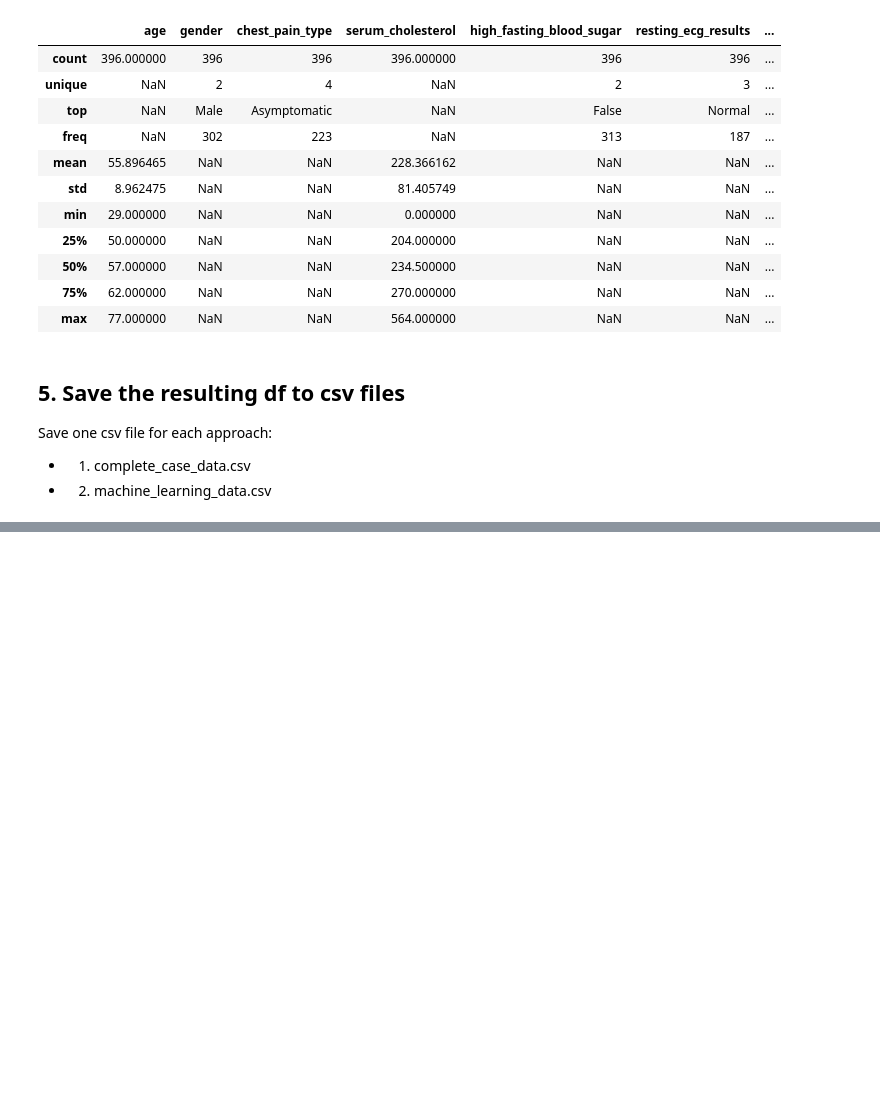
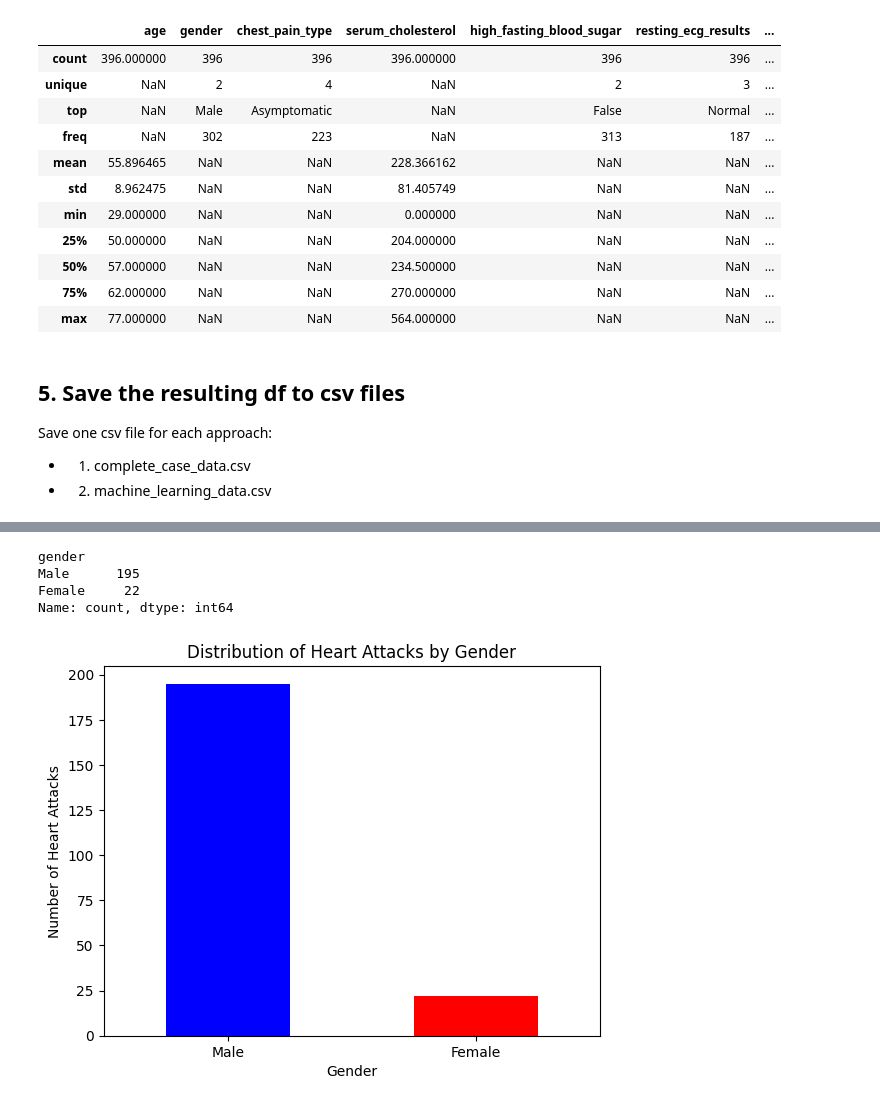
Before and after one commit to KentFre/CDS_CardioVision, a Jupyter notebook: data/data_cleanup.ipynb, the cells around one changed output, grey strips where cells are left out. Saved outputs shown, nothing was run; the diff lists cells and outputs as text; code cells hidden in the pictures; blank space fills up the shorter version.

```diff
--- a/data/data_cleanup.ipynb
+++ b/data/data_cleanup.ipynb
@@ -540,0 +648,22 @@ Overview of the results of missing data for each individual dataset.
+# %%
+high_risk_patients = data[data['heart_disease_diagnosis'] == True]
+
+
+heart_attack_distribution_by_gender = high_risk_patients['gender'].value_counts()
+
+
+print(heart_attack_distribution_by_gender)
+
+
+heart_attack_distribution_by_gender.plot(kind='bar', color=['blue', 'red'])
+plt.xlabel('Gender')
+plt.ylabel('Number of Heart Attacks')
+plt.title('Distribution of Heart Attacks by Gender')
+plt.xticks(rotation=0)
+plt.show()
+# %% [output]
+gender
+Male      195
+Female     22
+Name: count, dtype: int64
+[figure, added]
```
Also changed, not shown: parts of 30 cells of this notebook, 5 other files.
